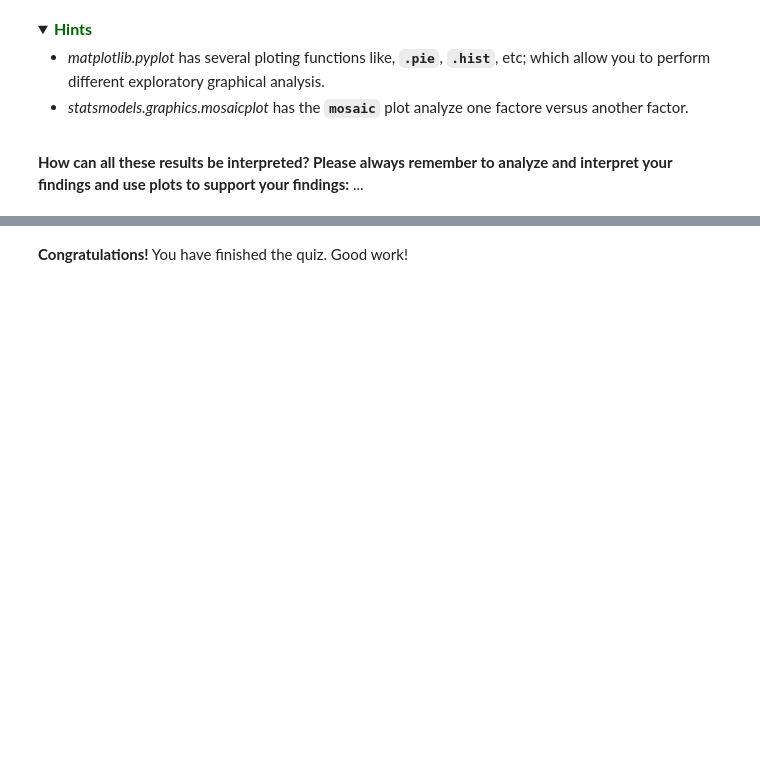
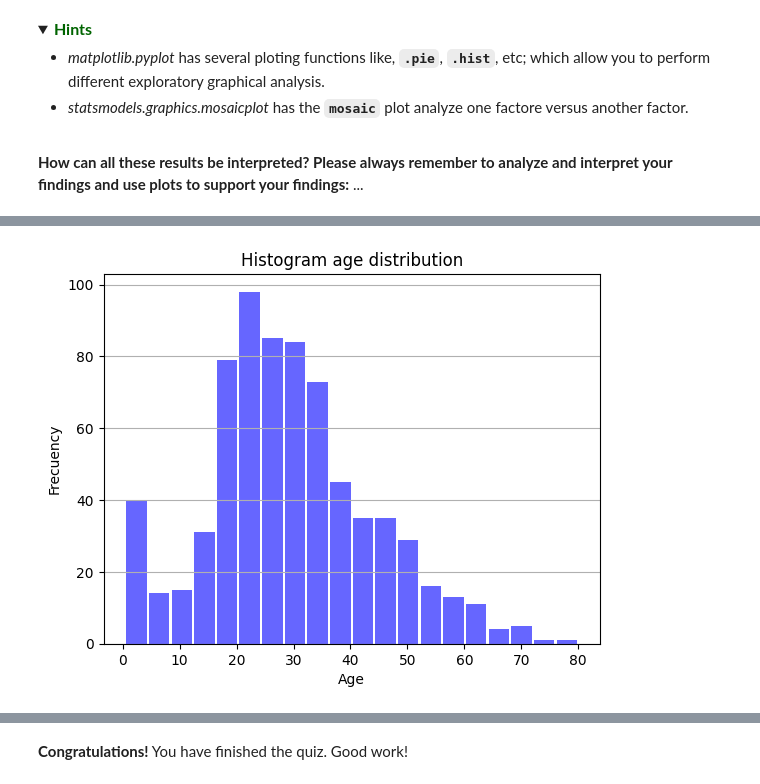
Before and after one commit to Rochy3/AlgorithmsUN2024II, a Jupyter notebook: Quiz2/rocsantofimiome_Quiz_2_Python_Pandas_UNCode.ipynb, the cells around one changed output, grey strips where cells are left out. Cells and saved outputs as stored; diff of their text form; code cells hidden in the pictures; folded sections open; blank space fills up the shorter version.

```diff
--- a/Quiz2/rocsantofimiome_Quiz_2_Python_Pandas_UNCode.ipynb
+++ b/Quiz2/rocsantofimiome_Quiz_2_Python_Pandas_UNCode.ipynb
@@ -664,0 +734,13 @@ The output of the above cell should be:
+# %%
+#HISTOGRAMA
+
+x = titanic.loc[:,"Age"]
+num_bins = 20
+plt.hist(x, num_bins, facecolor='blue', alpha=0.6, rwidth=0.9)
+plt.xlabel('Age')
+plt.ylabel('Frecuency')
+plt.title('Histogram age distribution')
+plt.grid(axis = 'y')
+plt.show()
+# %% [output]
+[figure, added]
```
Also changed, not shown: parts of 31 cells of this notebook.
